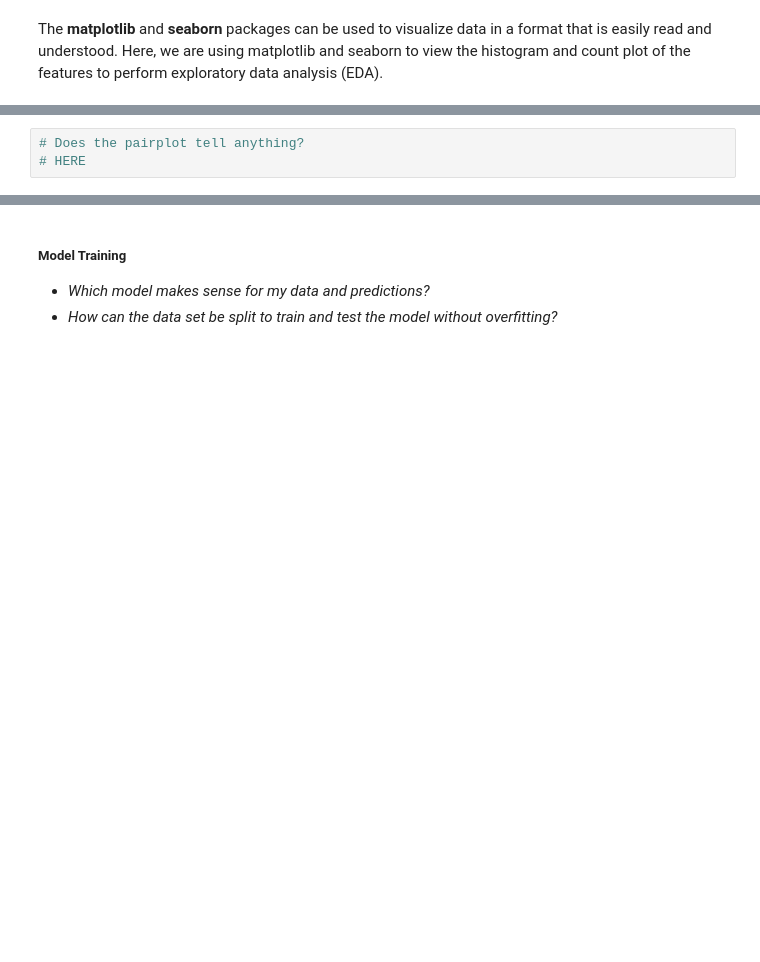
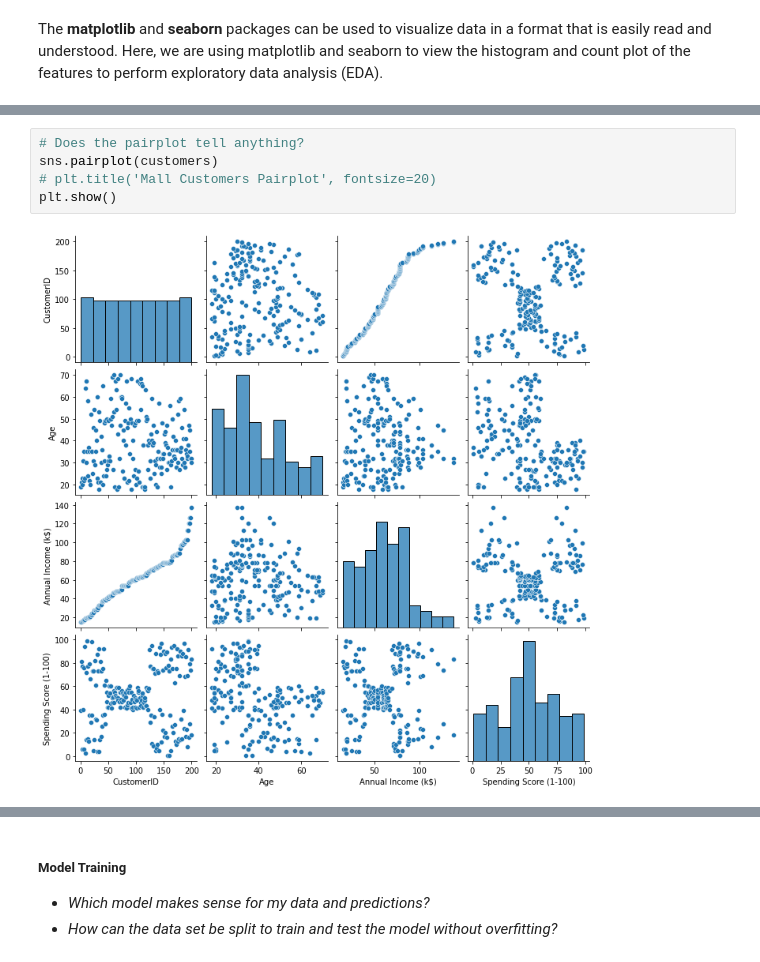
Before and after one commit to hybrezz54/data-science, a Jupyter notebook: intro-to-ml-unsupervised_key.ipynb, the cells around one changed output, grey strips where cells are left out. Saved outputs shown, nothing was run; the diff lists cells and outputs as text; blank space fills up the shorter version.

```diff
--- a/intro-to-ml-unsupervised_key.ipynb
+++ b/intro-to-ml-unsupervised_key.ipynb
@@ -100,5 +146,9 @@ plt.show()
 # %%
 # Does the pairplot tell anything?
-# HERE
+sns.pairplot(customers)
+# plt.title('Mall Customers Pairplot', fontsize=20)
+plt.show()
+# %% [output]
+[figure, added]
 # %%
 # Does the feature correlation matrix show any highly correlated features?
```
Also changed, not shown: parts of 17 cells of this notebook.
